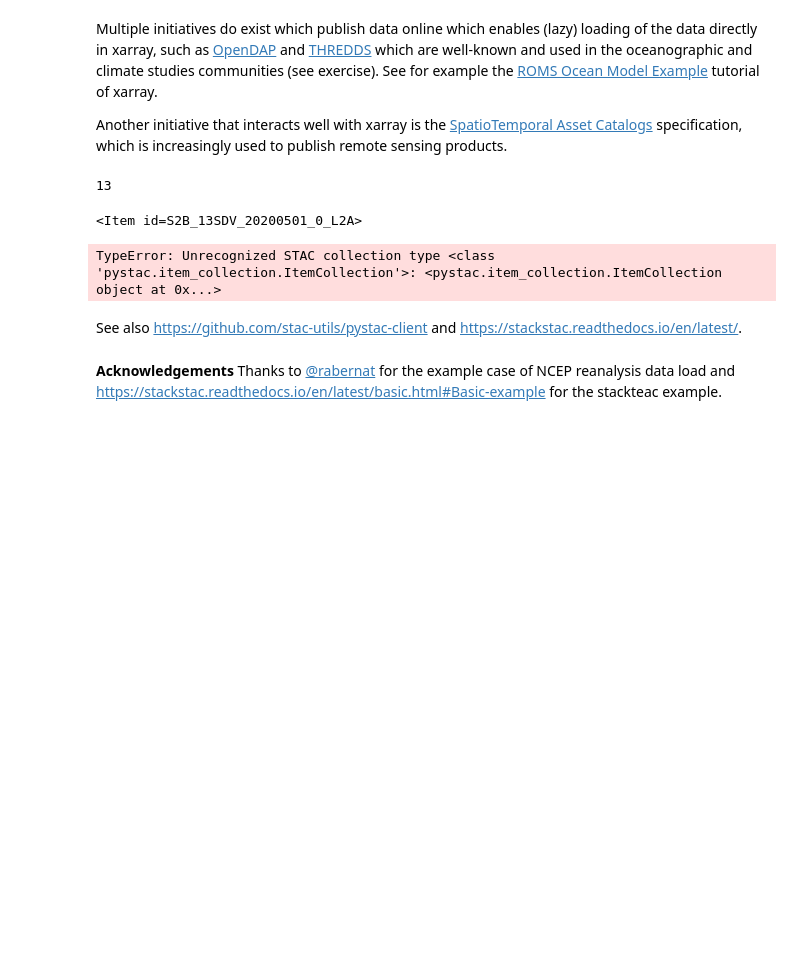
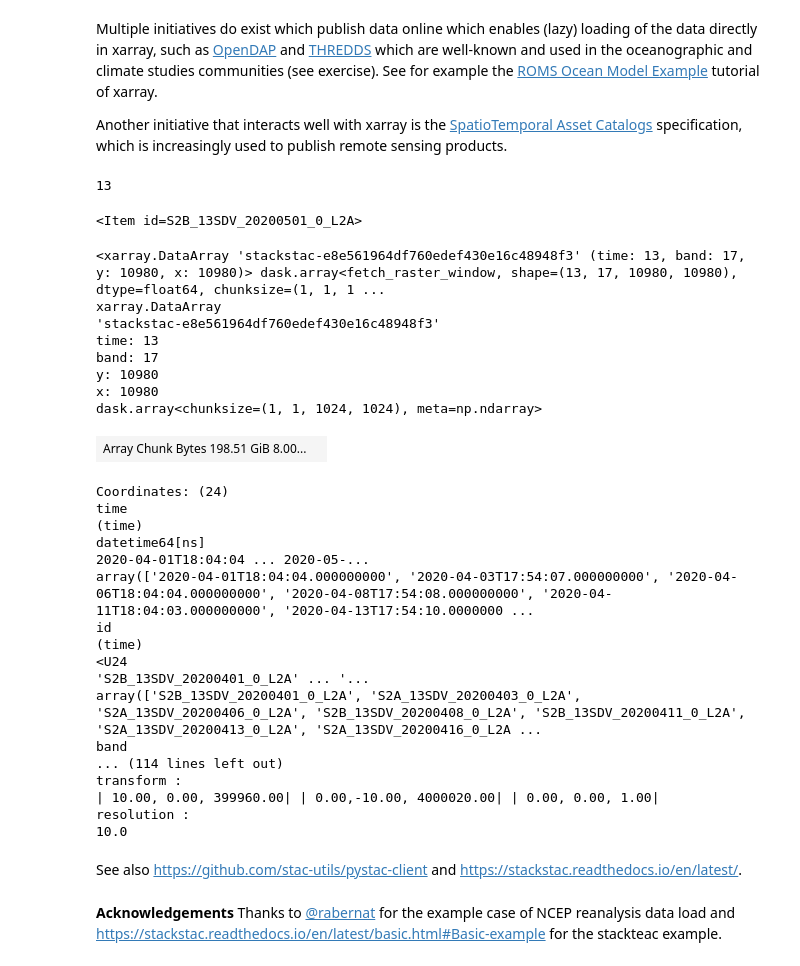
Before and after one commit to jorisvandenbossche/course-python-geospatial, a Jupyter notebook: notebooks/14-combine-data.ipynb, the cells around one changed output. Cells and saved outputs as stored; diff of their text form; code cells hidden in the pictures; blank space fills up the shorter version.

Commit message:
fix stackstac

```diff
--- a/notebooks/14-combine-data.ipynb
+++ b/notebooks/14-combine-data.ipynb
@@ -360,11 +360,36 @@ results.get_all_items()[0]
 # %% [output]
 <Item id=S2B_13SDV_20200501_0_L2A>
 # %%
-stack = stackstac.stack(results.get_all_items())
+stacked = stackstac.stack(results.items_as_collection())
-# %% [output]
-TypeError: Unrecognized STAC collection type <class 'pystac.item_collection.ItemCollection'>: <pystac.item_collection.ItemCollection object at 0x...>
 # %%
-stack
+stacked
+# %% [output]
+<xarray.DataArray 'stackstac-e8e561964df760edef430e16c48948f3' (time: 13, band: 17, y: 10980, x: 10980)> dask.array<fetch_raster_window, shape=(13, 17, 10980, 10980), dtype=float64, chunksize=(1, 1, 1 ...
+xarray.DataArray
+'stackstac-e8e561964df760edef430e16c48948f3'
+time: 13
+band: 17
+y: 10980
+x: 10980
+dask.array<chunksize=(1, 1, 1024, 1024), meta=np.ndarray>
+| Array Chunk Bytes 198.51 GiB 8.00... |  |
+Coordinates: (24)
+time
+(time)
+datetime64[ns]
+2020-04-01T18:04:04 ... 2020-05-...
+array(['2020-04-01T18:04:04.000000000', '2020-04-03T17:54:07.000000000', '2020-04-06T18:04:04.000000000', '2020-04-08T17:54:08.000000000', '2020-04-11T18:04:03.000000000', '2020-04-13T17:54:10.0000000 ...
+id
+(time)
+<U24
+'S2B_13SDV_20200401_0_L2A' ... '...
+array(['S2B_13SDV_20200401_0_L2A', 'S2A_13SDV_20200403_0_L2A', 'S2A_13SDV_20200406_0_L2A', 'S2B_13SDV_20200408_0_L2A', 'S2B_13SDV_20200411_0_L2A', 'S2A_13SDV_20200413_0_L2A', 'S2A_13SDV_20200416_0_L2A ...
+band
+... (114 lines left out)
+transform :
+| 10.00, 0.00, 399960.00| | 0.00,-10.00, 4000020.00| | 0.00, 0.00, 1.00|
+resolution :
+10.0
 # %% [markdown]
 See also https://github.com/stac-utils/pystac-client and https://stackstac.readthedocs.io/en/latest/.
 # %% [markdown]
```
Also changed, not shown: parts of 6 cells of this notebook, 1 other file.
